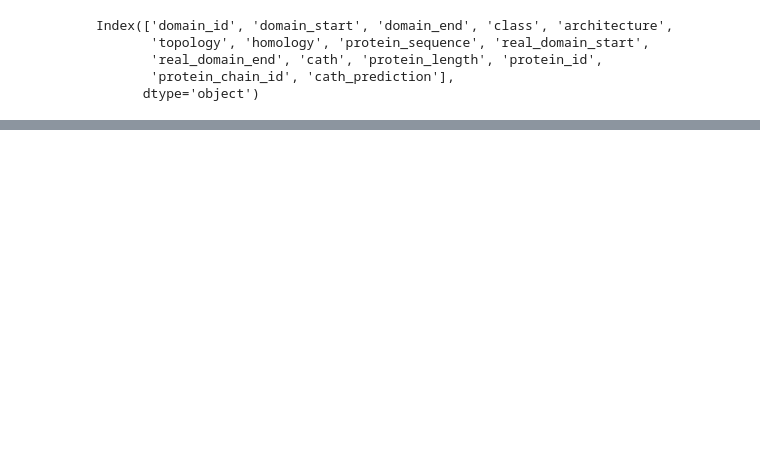
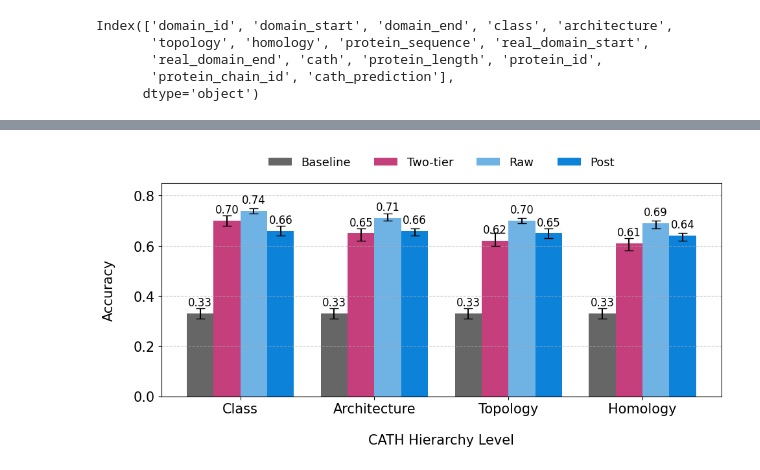
Before and after one commit to marcbeil/protein-prediction-project, a Jupyter notebook: src/domain_cath/visualize_predictions.ipynb, the cells around one changed output, grey strips where cells are left out. Cells and saved outputs as stored; diff of their text form; code cells hidden in the pictures; blank space fills up the shorter version.

```diff
--- a/src/domain_cath/visualize_predictions.ipynb
+++ b/src/domain_cath/visualize_predictions.ipynb
@@ -177,0 +308,78 @@ view_actual.show()
+# %%
+import matplotlib.pyplot as plt
+import numpy as np
+
+# Data
+levels = ["Class", "Architecture", "Topology", "Homology"]
+x = np.arange(len(levels))
+bar_width = 0.2
+
+# Accuracy and CI values
+baseline_accuracy = [0.33, 0.33, 0.33, 0.33]
+baseline_ci_lower = [0.31, 0.31, 0.31, 0.31]
+baseline_ci_upper = [0.35, 0.35, 0.35, 0.35]
+
+raw_accuracy = [0.74, 0.71, 0.70, 0.69]
+raw_ci_lower = [0.73, 0.70, 0.69, 0.67]
+raw_ci_upper = [0.75, 0.73, 0.71, 0.70]
+
+post_accuracy = [0.66, 0.66, 0.65, 0.64]
+post_ci_lower = [0.64, 0.64, 0.63, 0.62]
+post_ci_upper = [0.68, 0.67, 0.67, 0.65]
+
+two_tier_accuracy = [0.70, 0.65, 0.62, 0.61]
+two_tier_ci_lower = [0.68, 0.62, 0.60, 0.58]
+two_tier_ci_upper = [0.72, 0.67, 0.65, 0.63]
+
+# Error calculations
+baseline_error = [np.array(baseline_accuracy) - np.array(baseline_ci_lower),
+                  np.array(baseline_ci_upper) - np.array(baseline_accuracy)]
+raw_error = [np.array(raw_accuracy) - np.array(raw_ci_lower),
+             np.array(raw_ci_upper) - np.array(raw_accuracy)]
+post_error = [np.array(post_accuracy) - np.array(post_ci_lower),
+              np.array(post_ci_upper) - np.array(post_accuracy)]
+two_tier_error = [np.array(two_tier_accuracy) - np.array(two_tier_ci_lower),
+                  np.array(two_tier_ci_upper) - np.array(two_tier_accuracy)]
+
+# Custom colors
+colors = ['#666666', '#6FB2E4', '#0d82d9', '#C43F7B']
+
+plt.figure(figsize=(10, 5))
+plt.rcParams.update({'font.size': 15})
+
+# Plot bars
+bars1 = plt.bar(x - 1.5*bar_width, baseline_accuracy, width=bar_width,
+                yerr=baseline_error, capsize=5, label='Baseline', color=colors[0])
+bars2 = plt.bar(x - 0.5*bar_width, two_tier_accuracy, width=bar_width,
+                yerr=two_tier_error, capsize=5, label='Two-tier', color=colors[3])
+bars3 = plt.bar(x + 0.5*bar_width, raw_accuracy, width=bar_width,
+                yerr=raw_error, capsize=5, label='Raw', color=colors[1])
+bars4 = plt.bar(x + 1.5*bar_width, post_accuracy, width=bar_width,
+                yerr=post_error, capsize=5, label='Post', color=colors[2])
+
+# Add text on top of bars
+def label_bars(bars):
+    for bar in bars:
+        height = bar.get_height()
+        plt.text(bar.get_x() + bar.get_width()/2, height + 0.02,
+                 f"{height:.2f}", ha='center', va='bottom', fontsize=12)
+
+label_bars(bars1)
+label_bars(bars2)
+label_bars(bars3)
+label_bars(bars4)
+
+# Formatting
+plt.xticks(x, levels)
+plt.ylabel("Accuracy", labelpad=20)
+plt.xlabel("CATH Hierarchy Level", labelpad=20)
+# Place legend above the plot
+plt.legend(loc='lower center', bbox_to_anchor=(0.5, 1.02),
+           ncol=4, frameon=False, fontsize=13)
+plt.grid(axis='y', linestyle='--', alpha=0.6)
+plt.tight_layout()
+plt.ylim(0, 0.85)  # Adjusted for the data range
+
+plt.show()
+# %% [output]
+[figure, added]
```
Also changed, not shown: parts of 4 cells of this notebook, 3 other files.
